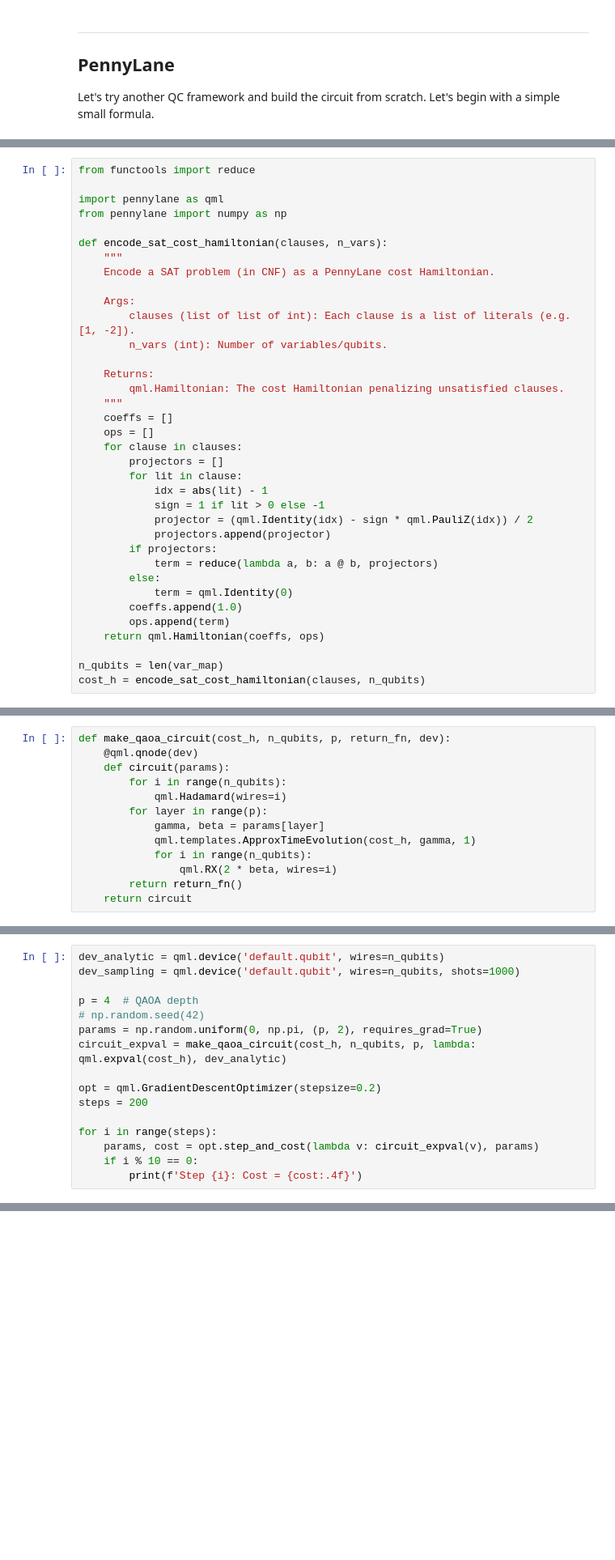
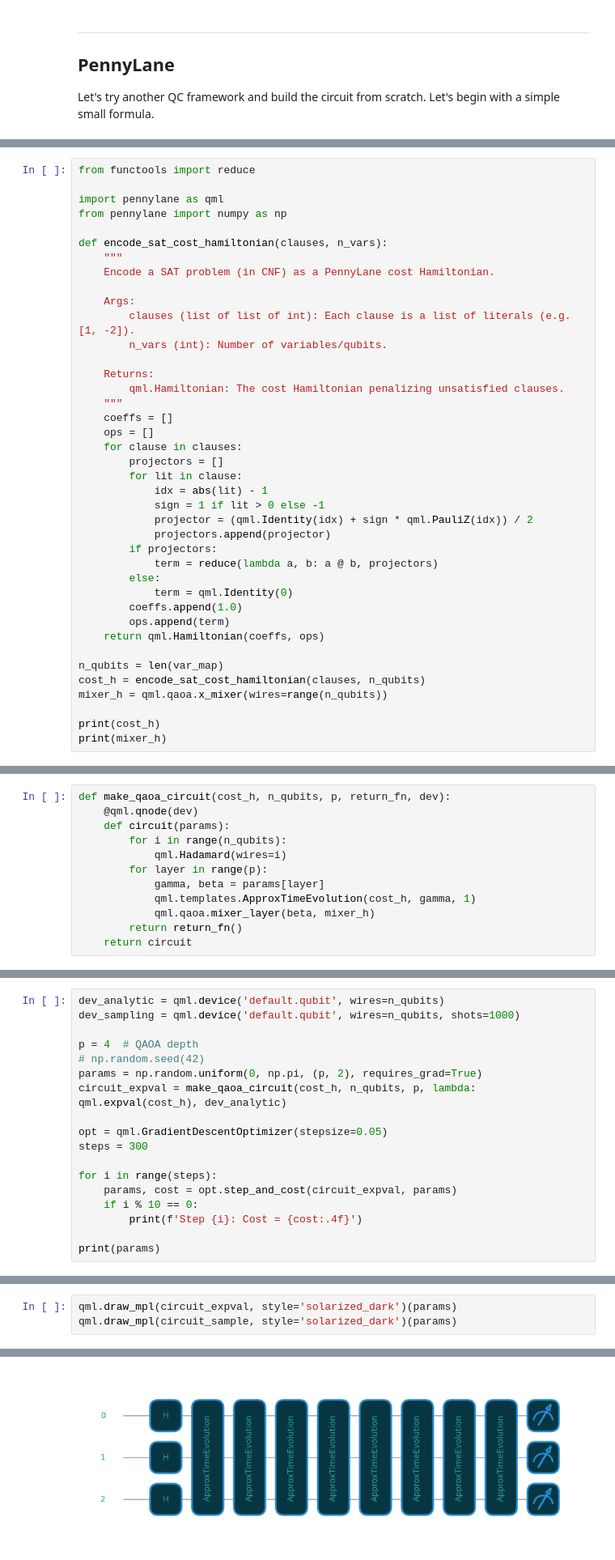
Before and after one commit to garncarz/eternity, a Jupyter notebook: quantum_computing.ipynb, the cells around one changed output, grey strips where cells are left out. Shown at 81% size. Saved outputs shown, nothing was run; the diff lists cells and outputs as text; blank space fills up the shorter version.

Commit message:
QC: small SATs fixed (sign switched).

```diff
--- a/quantum_computing.ipynb
+++ b/quantum_computing.ipynb
@@ -333,7 +344,7 @@ def encode_sat_cost_hamiltonian(clauses, n_vars):
         for lit in clause:
             idx = abs(lit) - 1
             sign = 1 if lit > 0 else -1
-            projector = (qml.Identity(idx) - sign * qml.PauliZ(idx)) / 2
+            projector = (qml.Identity(idx) + sign * qml.PauliZ(idx)) / 2
             projectors.append(projector)
         if projectors:
             term = reduce(lambda a, b: a @ b, projectors)
@@ -345,3 +356,7 @@ def encode_sat_cost_hamiltonian(clauses, n_vars):
 
 n_qubits = len(var_map)
 cost_h = encode_sat_cost_hamiltonian(clauses, n_qubits)
+mixer_h = qml.qaoa.x_mixer(wires=range(n_qubits))
+
+print(cost_h)
+print(mixer_h)
@@ -354,7 +372,6 @@ def make_qaoa_circuit(cost_h, n_qubits, p, return_fn, dev):
         for layer in range(p):
             gamma, beta = params[layer]
             qml.templates.ApproxTimeEvolution(cost_h, gamma, 1)
-            for i in range(n_qubits):
-                qml.RX(2 * beta, wires=i)
+            qml.qaoa.mixer_layer(beta, mixer_h)
         return return_fn()
     return circuit
@@ -367,11 +386,13 @@ p = 4  # QAOA depth
 params = np.random.uniform(0, np.pi, (p, 2), requires_grad=True)
 circuit_expval = make_qaoa_circuit(cost_h, n_qubits, p, lambda: qml.expval(cost_h), dev_analytic)
 
-opt = qml.GradientDescentOptimizer(stepsize=0.2)
-steps = 200
+opt = qml.GradientDescentOptimizer(stepsize=0.05)
+steps = 300
 
 for i in range(steps):
-    params, cost = opt.step_and_cost(lambda v: circuit_expval(v), params)
+    params, cost = opt.step_and_cost(circuit_expval, params)
     if i % 10 == 0:
         print(f'Step {i}: Cost = {cost:.4f}')
+
+print(params)
 # %% [output]
@@ -419,0 +438,4 @@ False
+# %%
+qml.draw_mpl(circuit_expval, style='solarized_dark')(params)
+qml.draw_mpl(circuit_sample, style='solarized_dark')(params)
+# %% [output]
@@ -419,0 +443 @@ False
+[figure, added]
```
Also changed, not shown: parts of 11 cells of this notebook.
